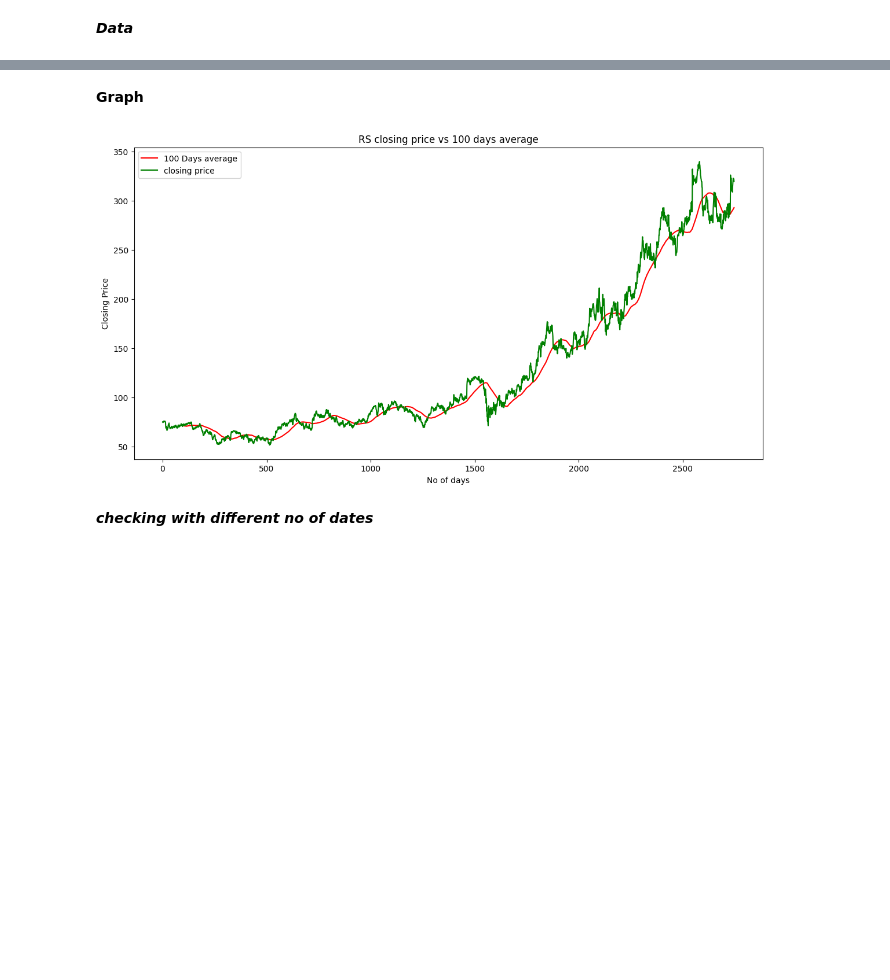
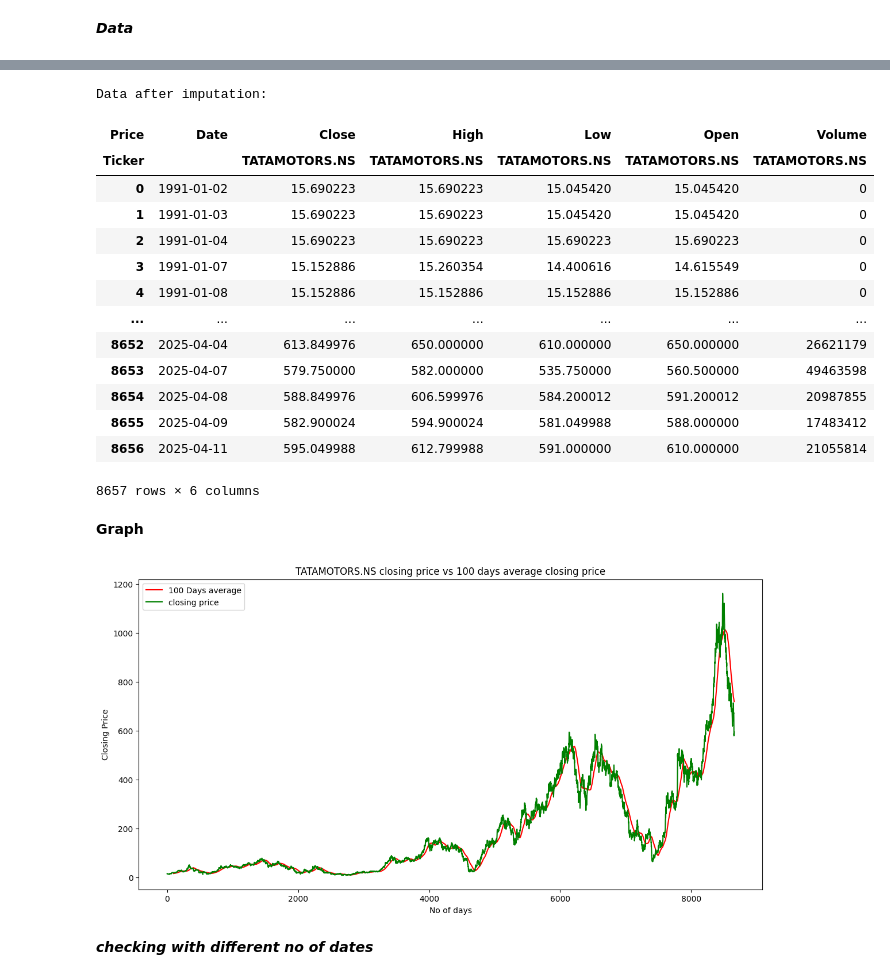
Before and after one commit to ShubhamShaw01/StockMarketPrediction, a Jupyter notebook: StockMarketPrediction.ipynb, the cells around one changed output, grey strips where cells are left out. Drawn from its saved outputs; the diff is of its cells as text; code cells hidden in the pictures; blank space fills up the shorter version.

```diff
--- a/StockMarketPrediction.ipynb
+++ b/StockMarketPrediction.ipynb
@@ -49,17 +57,51 @@ data
+# %%
+from sklearn.impute import KNNImputer
+
+# Select only numerical features for imputation
+numerical_features = data.select_dtypes(include=np.number).columns
+data_numerical = data[numerical_features]
+
+# Suppose 'data' is your DataFrame and you wish to impute missing values
+imputer = KNNImputer(n_neighbors=5, weights="uniform")
+data_imputed_numerical = pd.DataFrame(imputer.fit_transform(data_numerical), columns=data_numerical.columns, index=data_numerical.index) # keep the original index
+
+# Concatenate the imputed numerical features with the original 'Date' column
+# Instead of overwriting 'data', create a new DataFrame or update existing columns.
+# Here, I am updating the existing data DataFrame with the imputed values.
+data.update(data_imputed_numerical) # keep original data, update it with the imputed values
+
+print("Data after imputation:")
+data
+# %% [output]
+Data after imputation:
+| Price | Date | Close | High | Low | Open | Volume |
+| Ticker |  | TATAMOTORS.NS | TATAMOTORS.NS | TATAMOTORS.NS | TATAMOTORS.NS | TATAMOTORS.NS |
+| 0 | 1991-01-02 | 15.690223 | 15.690223 | 15.045420 | 15.045420 | 0 |
+| 1 | 1991-01-03 | 15.690223 | 15.690223 | 15.045420 | 15.045420 | 0 |
+| 2 | 1991-01-04 | 15.690223 | 15.690223 | 15.690223 | 15.690223 | 0 |
+| 3 | 1991-01-07 | 15.152886 | 15.260354 | 14.400616 | 14.615549 | 0 |
+| 4 | 1991-01-08 | 15.152886 | 15.152886 | 15.152886 | 15.152886 | 0 |
+| ... | ... | ... | ... | ... | ... | ... |
+| 8652 | 2025-04-04 | 613.849976 | 650.000000 | 610.000000 | 650.000000 | 26621179 |
+| 8653 | 2025-04-07 | 579.750000 | 582.000000 | 535.750000 | 560.500000 | 49463598 |
+| 8654 | 2025-04-08 | 588.849976 | 606.599976 | 584.200012 | 591.200012 | 20987855 |
+| 8655 | 2025-04-09 | 582.900024 | 594.900024 | 581.049988 | 588.000000 | 17483412 |
+| 8656 | 2025-04-11 | 595.049988 | 612.799988 | 591.000000 | 610.000000 | 21055814 |
+8657 rows × 6 columns
 # %% [markdown]
 **Graph**
 # %%
-ma_100_days = data.Close.rolling(100).mean()
+ma_100_days = data['Close'].rolling(100).mean()
 plt.figure(figsize=(14,7))
 plt.plot(ma_100_days,'r',label="100 Days average")
 plt.plot(data.Close,'g',label="closing price")
 plt.legend()
 plt.xlabel("No of days")
 plt.ylabel("Closing Price")
-plt.title(f"{stock} closing price vs 100 days average")
+plt.title(f"{stock} closing price vs 100 days average closing price")
 plt.show()
 # %% [output]
-[figure, old version]
+[figure, new version]
 # %% [markdown]
 ***checking with different no of dates***
 # %%
```
Also changed, not shown: parts of 17 cells of this notebook.
